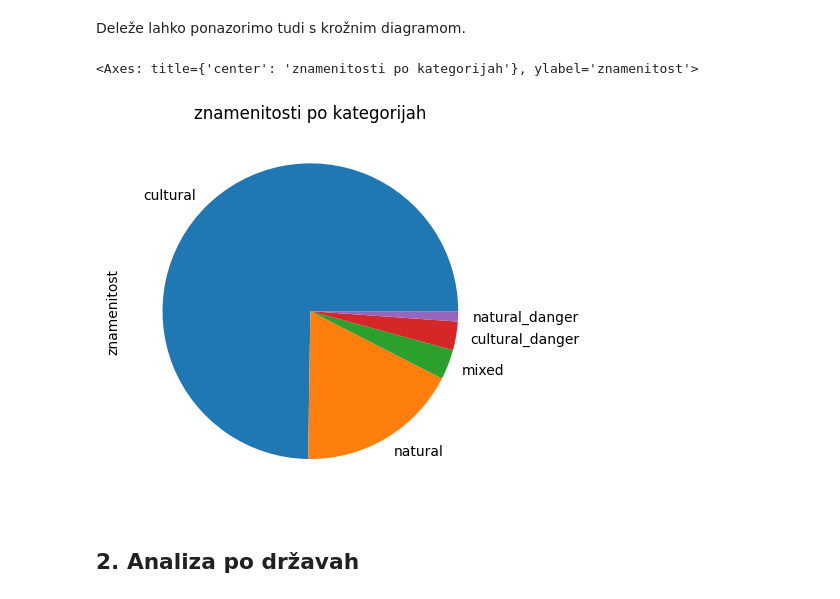
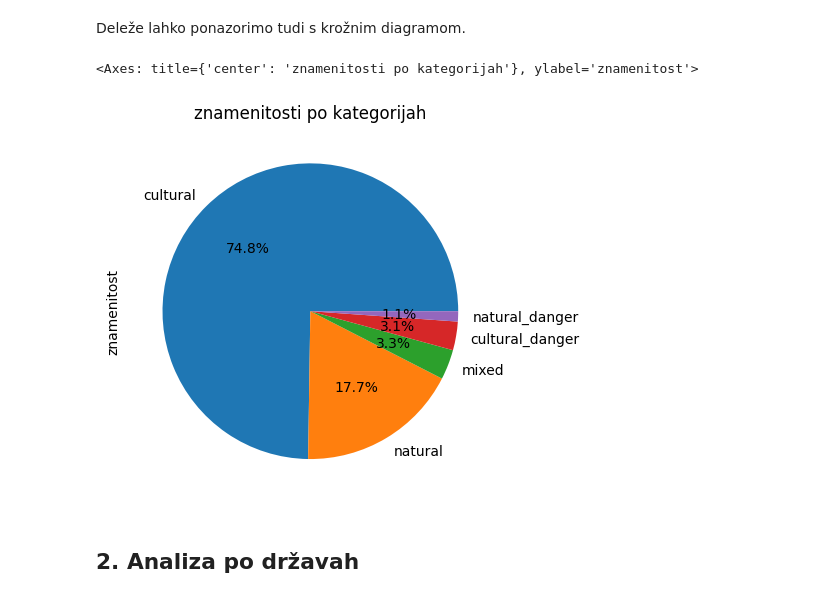
Before and after one commit to bostic-tinkara/seminarska, a Jupyter notebook: analiza.ipynb, the cells around one changed output. Saved outputs shown, nothing was run; the diff lists cells and outputs as text; code cells hidden in the pictures.

```diff
--- a/analiza.ipynb
+++ b/analiza.ipynb
@@ -49,10 +49,10 @@ Največ (okoli tri četrtine) znamenitosti je kulturnih, sledijo naravne, najman
 # %% [markdown]
 Deleže lahko ponazorimo tudi s krožnim diagramom.
 # %%
-tabela1.plot.pie(title="znamenitosti po kategorijah")
+tabela1.plot.pie(autopct='%1.1f%%', title="znamenitosti po kategorijah")
 # %% [output]
 <Axes: title={'center': 'znamenitosti po kategorijah'}, ylabel='znamenitost'>
-[figure, old version]
+[figure, new version]
 # %% [markdown]
 ## 2. Analiza po državah
 # %% [markdown]
```
